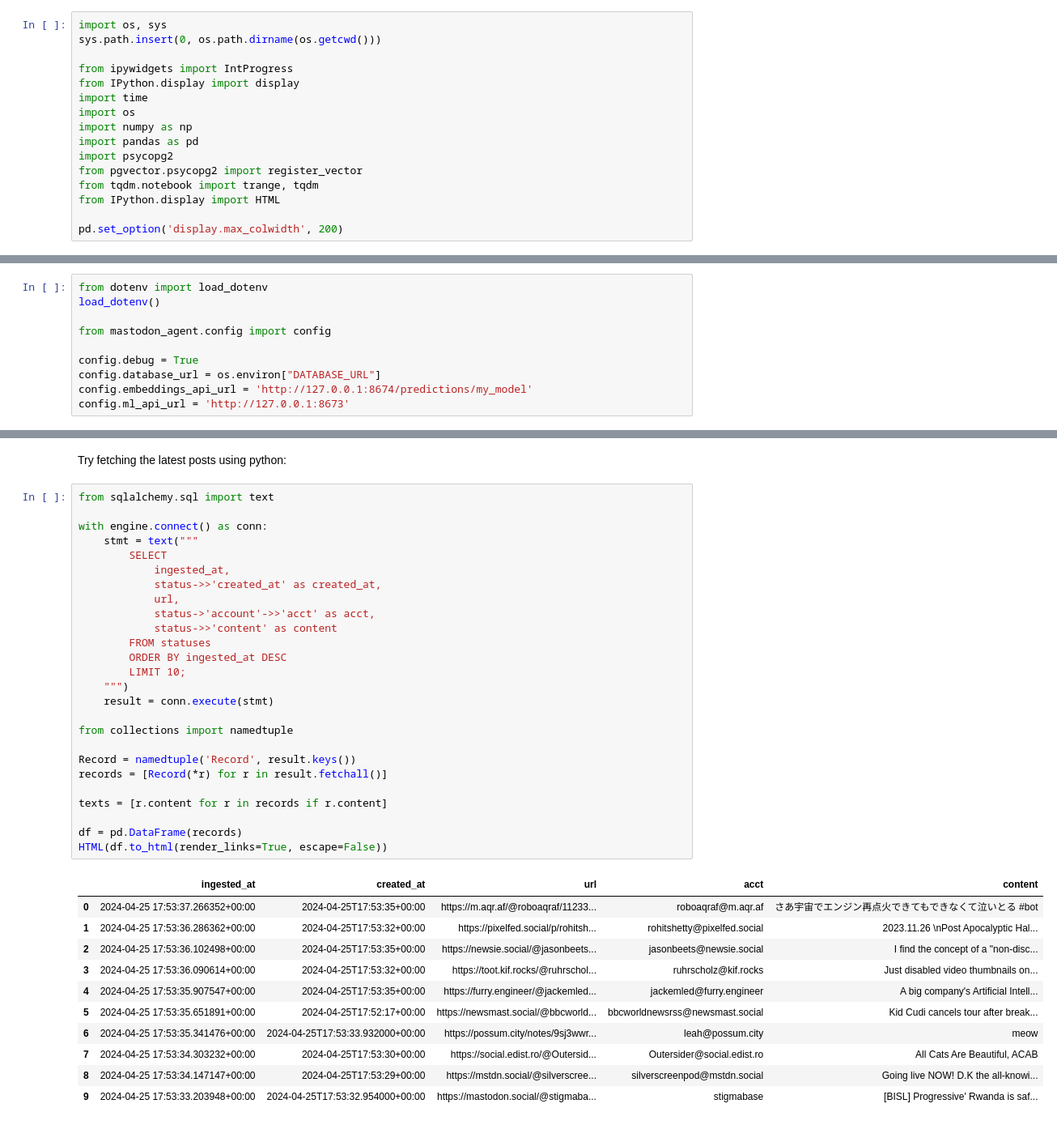
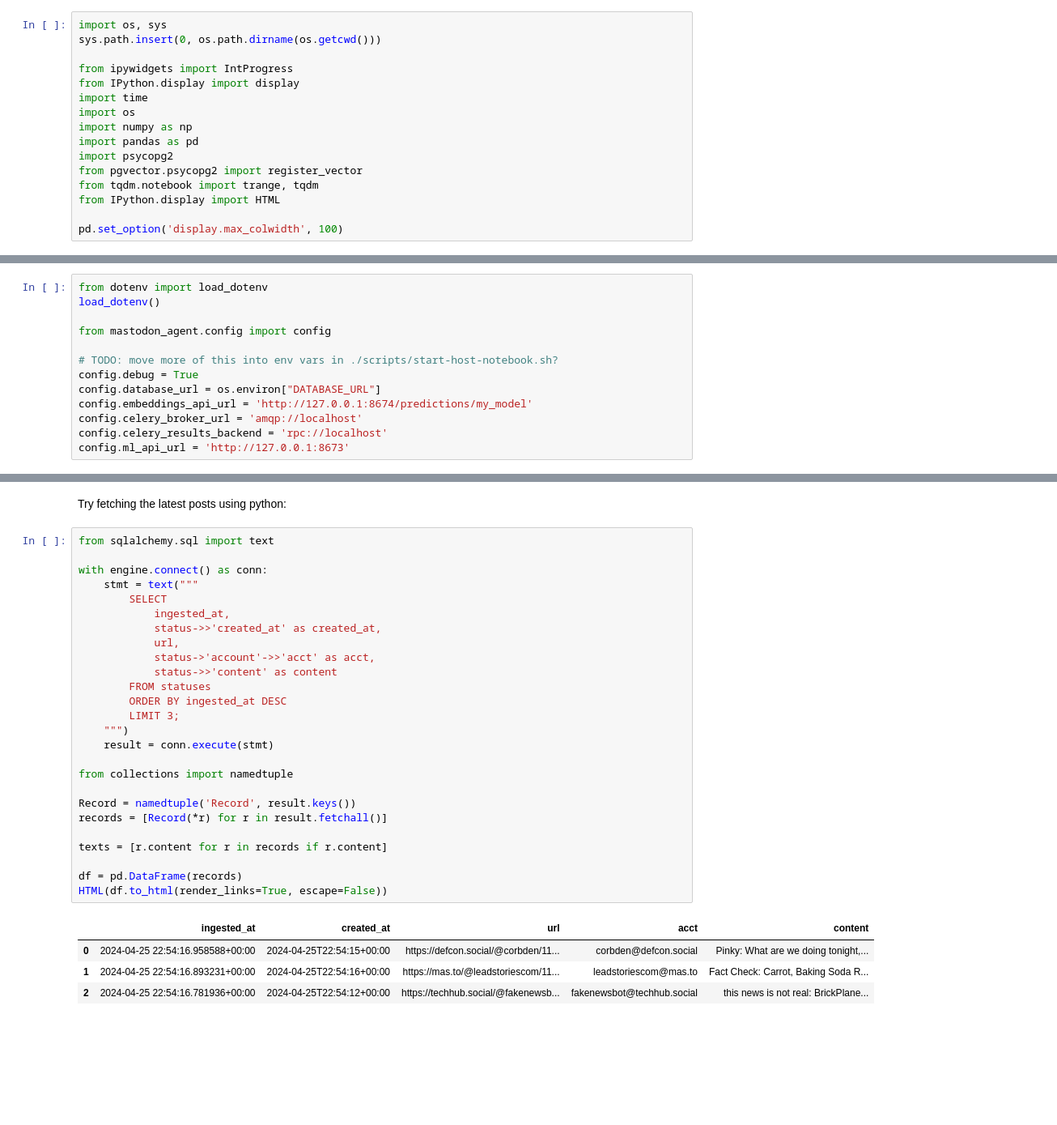
Before and after one commit to lmorchard/pubpulse, a Jupyter notebook: notebook/index.ipynb, the cells around one changed output, grey strips where cells are left out. Shown at 81% size. Cells and saved outputs as stored; diff of their text form; blank space fills up the shorter version.

```diff
--- a/notebook/index.ipynb
+++ b/notebook/index.ipynb
@@ -20,4 +21,4 @@ from pgvector.psycopg2 import register_vector
 from tqdm.notebook import trange, tqdm
 from IPython.display import HTML
 
-pd.set_option('display.max_colwidth', 200)
+pd.set_option('display.max_colwidth', 100)
@@ -27,7 +30,10 @@ load_dotenv()
 
 from mastodon_agent.config import config
 
+# TODO: move more of this into env vars in ./scripts/start-host-notebook.sh?
 config.debug = True
 config.database_url = os.environ["DATABASE_URL"]
 config.embeddings_api_url = 'http://127.0.0.1:8674/predictions/my_model'
+config.celery_broker_url = 'amqp://localhost'
+config.celery_results_backend = 'rpc://localhost'
 config.ml_api_url = 'http://127.0.0.1:8673'
@@ -82,38 +89,31 @@ Try fetching the latest posts using python:
 # %%
 from sqlalchemy.sql import text
 
 with engine.connect() as conn:
     stmt = text("""
         SELECT
             ingested_at,
             status->>'created_at' as created_at,
             url,
             status->'account'->>'acct' as acct,
             status->>'content' as content
         FROM statuses
         ORDER BY ingested_at DESC
-        LIMIT 10;
+        LIMIT 3;
     """)
     result = conn.execute(stmt)
 
 from collections import namedtuple
 
 Record = namedtuple('Record', result.keys())
 records = [Record(*r) for r in result.fetchall()]
 
 texts = [r.content for r in records if r.content]
 
 df = pd.DataFrame(records)
 HTML(df.to_html(render_links=True, escape=False))
 # %% [output]
 |  | ingested_at | created_at | url | acct | content |
-| 0 | 2024-04-25 17:53:37.266352+00:00 | 2024-04-25T17:53:35+00:00 | https://m.aqr.af/@roboaqraf/11233... | roboaqraf@m.aqr.af | さあ宇宙でエンジン再点火できてもできなくて泣いとる #bot |
-| 1 | 2024-04-25 17:53:36.286362+00:00 | 2024-04-25T17:53:32+00:00 | https://pixelfed.social/p/rohitsh... | rohitshetty@pixelfed.social | 2023.11.26 \nPost Apocalyptic Hal... |
-| 2 | 2024-04-25 17:53:36.102498+00:00 | 2024-04-25T17:53:35+00:00 | https://newsie.social/@jasonbeets... | jasonbeets@newsie.social | I find the concept of a "non-disc... |
-| 3 | 2024-04-25 17:53:36.090614+00:00 | 2024-04-25T17:53:32+00:00 | https://toot.kif.rocks/@ruhrschol... | ruhrscholz@kif.rocks | Just disabled video thumbnails on... |
-| 4 | 2024-04-25 17:53:35.907547+00:00 | 2024-04-25T17:53:35+00:00 | https://furry.engineer/@jackemled... | jackemled@furry.engineer | A big company's Artificial Intell... |
-| 5 | 2024-04-25 17:53:35.651891+00:00 | 2024-04-25T17:52:17+00:00 | https://newsmast.social/@bbcworld... | bbcworldnewsrss@newsmast.social | Kid Cudi cancels tour after break... |
-| 6 | 2024-04-25 17:53:35.341476+00:00 | 2024-04-25T17:53:33.932000+00:00 | https://possum.city/notes/9sj3wwr... | leah@possum.city | meow |
-| 7 | 2024-04-25 17:53:34.303232+00:00 | 2024-04-25T17:53:30+00:00 | https://social.edist.ro/@Outersid... | Outersider@social.edist.ro | All Cats Are Beautiful, ACAB |
-| 8 | 2024-04-25 17:53:34.147147+00:00 | 2024-04-25T17:53:29+00:00 | https://mstdn.social/@silverscree... | silverscreenpod@mstdn.social | Going live NOW! D.K the all-knowi... |
-| 9 | 2024-04-25 17:53:33.203948+00:00 | 2024-04-25T17:53:32.954000+00:00 | https://mastodon.social/@stigmaba... | stigmabase | [BISL] Progressive' Rwanda is saf... |
+| 0 | 2024-04-25 22:54:16.958588+00:00 | 2024-04-25T22:54:15+00:00 | https://defcon.social/@corbden/11... | corbden@defcon.social | Pinky: What are we doing tonight,... |
+| 1 | 2024-04-25 22:54:16.893231+00:00 | 2024-04-25T22:54:16+00:00 | https://mas.to/@leadstoriescom/11... | leadstoriescom@mas.to | Fact Check: Carrot, Baking Soda R... |
+| 2 | 2024-04-25 22:54:16.781936+00:00 | 2024-04-25T22:54:12+00:00 | https://techhub.social/@fakenewsb... | fakenewsbot@techhub.social | this news is not real: BrickPlane... |
```
Also changed, not shown: parts of 19 cells of this notebook, 4 other files.
